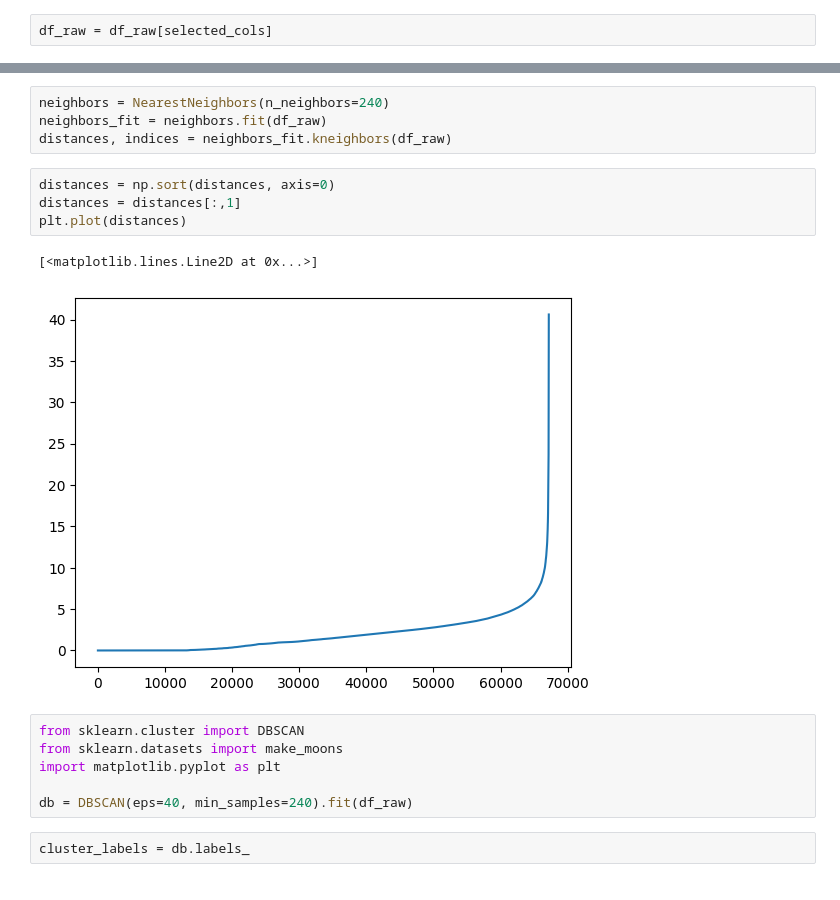
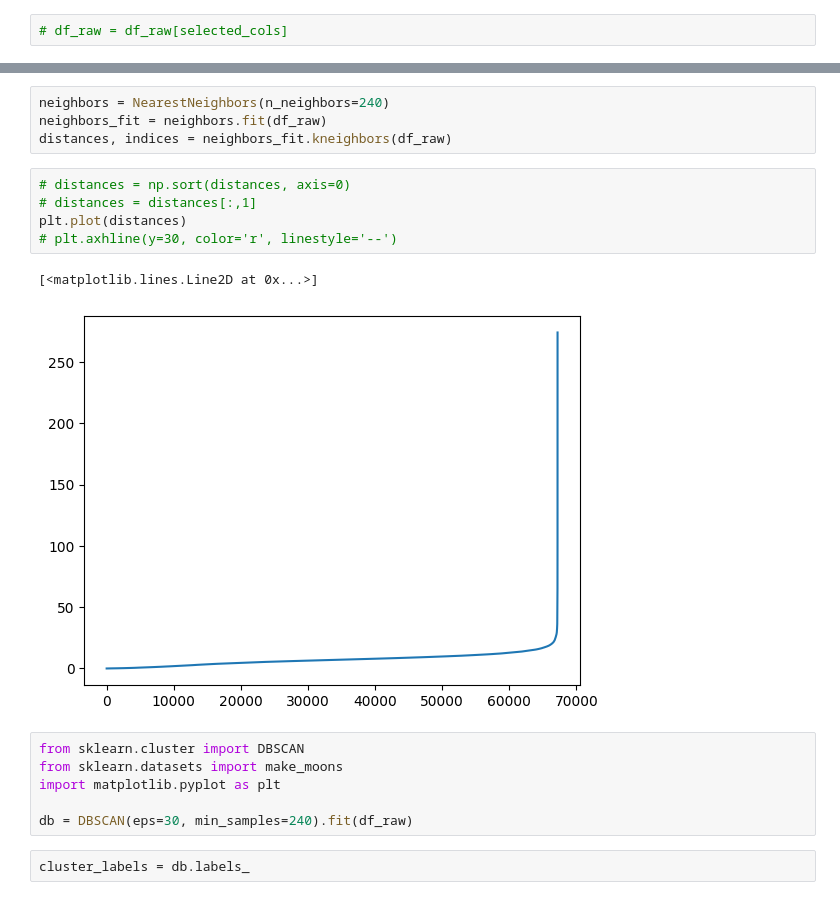
Before and after one commit to dulshanr/data-mining-group-project-01, a Jupyter notebook: dulshan/refactored_dbscan.ipynb, the cells around one changed output, grey strips where cells are left out. Saved outputs shown, nothing was run; the diff lists cells and outputs as text.

```diff
--- a/dulshan/refactored_dbscan.ipynb
+++ b/dulshan/refactored_dbscan.ipynb
@@ -28,5 +28,5 @@ selected_cols = [
 # %%
-df_raw = df_raw[selected_cols]
+# df_raw = df_raw[selected_cols]
 # %%
 df_y_actual
 # %% [output]
@@ -51,18 +51,19 @@ neighbors = NearestNeighbors(n_neighbors=240)
 neighbors_fit = neighbors.fit(df_raw)
 distances, indices = neighbors_fit.kneighbors(df_raw)
 # %%
-distances = np.sort(distances, axis=0)
-distances = distances[:,1]
+# distances = np.sort(distances, axis=0)
+# distances = distances[:,1]
 plt.plot(distances)
+# plt.axhline(y=30, color='r', linestyle='--')
 # %% [output]
 [<matplotlib.lines.Line2D at 0x...>]
-[figure, old version]
+[figure, new version]
 # %%
 from sklearn.cluster import DBSCAN
 from sklearn.datasets import make_moons
 import matplotlib.pyplot as plt
 
-db = DBSCAN(eps=40, min_samples=240).fit(df_raw)
+db = DBSCAN(eps=30, min_samples=240).fit(df_raw)
 # %%
 cluster_labels = db.labels_
 # %%
```
Also changed, not shown: parts of 7 cells of this notebook, 1 other file.
